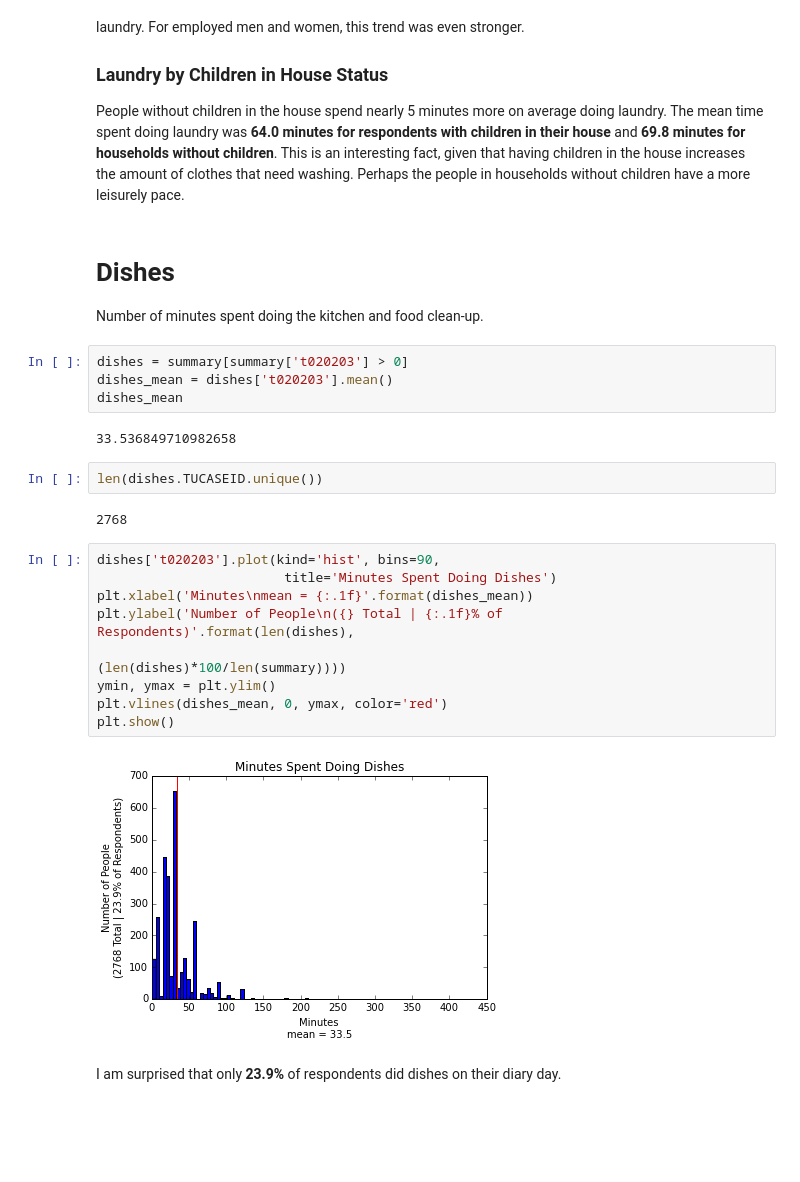
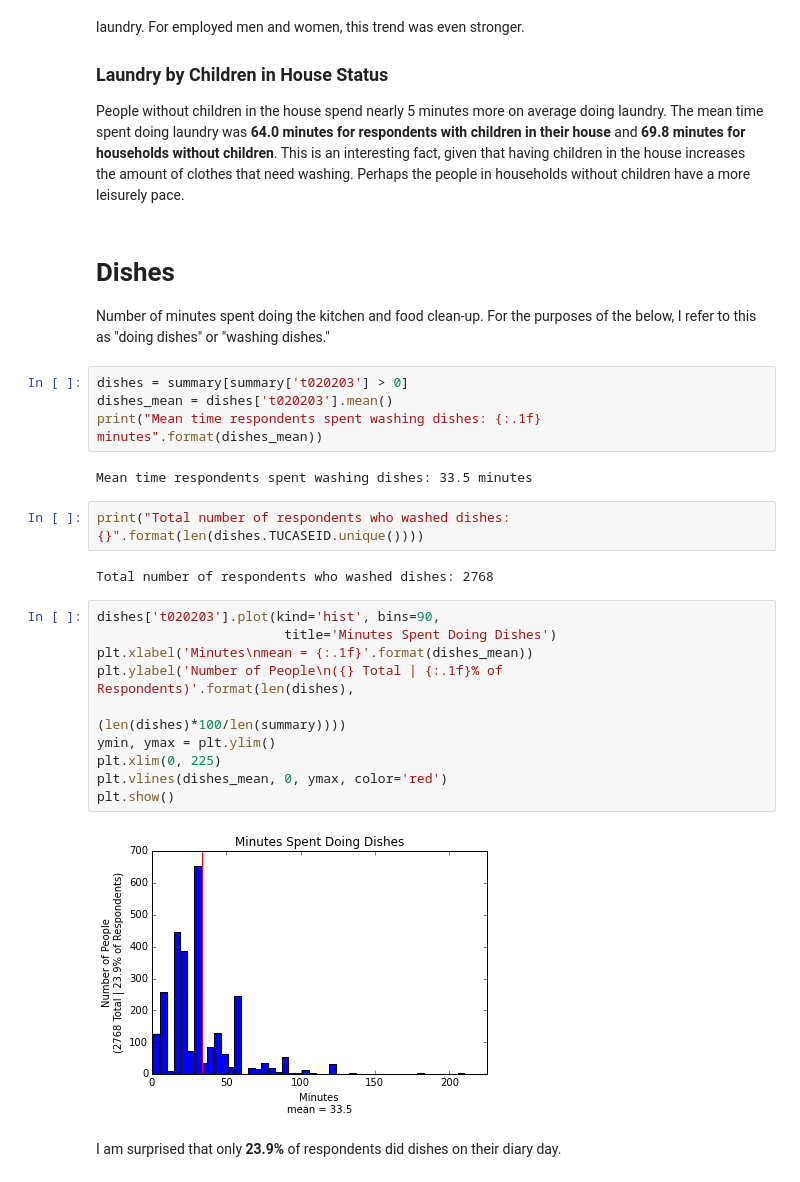
Before and after one commit to ahartz1/atus-analysis, a Jupyter notebook: atus-analysis.ipynb, the cells around one changed output. Saved outputs shown, nothing was run; the diff lists cells and outputs as text; blank space fills up the shorter version.

```diff
--- a/atus-analysis.ipynb
+++ b/atus-analysis.ipynb
@@ -355,28 +355,29 @@ People without children in the house spend nearly 5 minutes more on average doin
 # %% [markdown]
 # Dishes
 
-Number of minutes spent doing the kitchen and food clean-up.
+Number of minutes spent doing the kitchen and food clean-up. For the purposes of the below, I refer to this as "doing dishes" or "washing dishes."
 # %%
 dishes = summary[summary['t020203'] > 0]
 dishes_mean = dishes['t020203'].mean()
-dishes_mean
+print("Mean time respondents spent washing dishes: {:.1f} minutes".format(dishes_mean))
 # %% [output]
-33.536849710982658
+Mean time respondents spent washing dishes: 33.5 minutes
-# %%
-len(dishes.TUCASEID.unique())
-# %% [output]
-2768
+# %%
+print("Total number of respondents who washed dishes: {}".format(len(dishes.TUCASEID.unique())))
+# %% [output]
+Total number of respondents who washed dishes: 2768
 # %%
 dishes['t020203'].plot(kind='hist', bins=90,
                         title='Minutes Spent Doing Dishes')
 plt.xlabel('Minutes\nmean = {:.1f}'.format(dishes_mean))
 plt.ylabel('Number of People\n({} Total | {:.1f}% of Respondents)'.format(len(dishes),
                                                                           (len(dishes)*100/len(summary))))
 ymin, ymax = plt.ylim()
+plt.xlim(0, 225)
 plt.vlines(dishes_mean, 0, ymax, color='red')
 plt.show()
 # %% [output]
-[figure, old version]
+[figure, new version]
 # %% [markdown]
 I am surprised that only **23.9%** of respondents did dishes on their diary day.
 # %%
```
Also changed, not shown: parts of 13 cells of this notebook.
